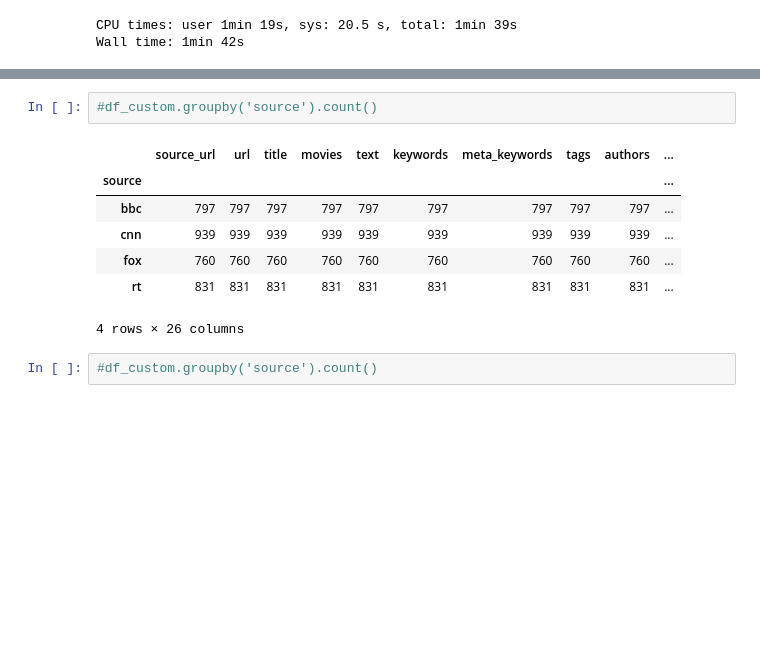
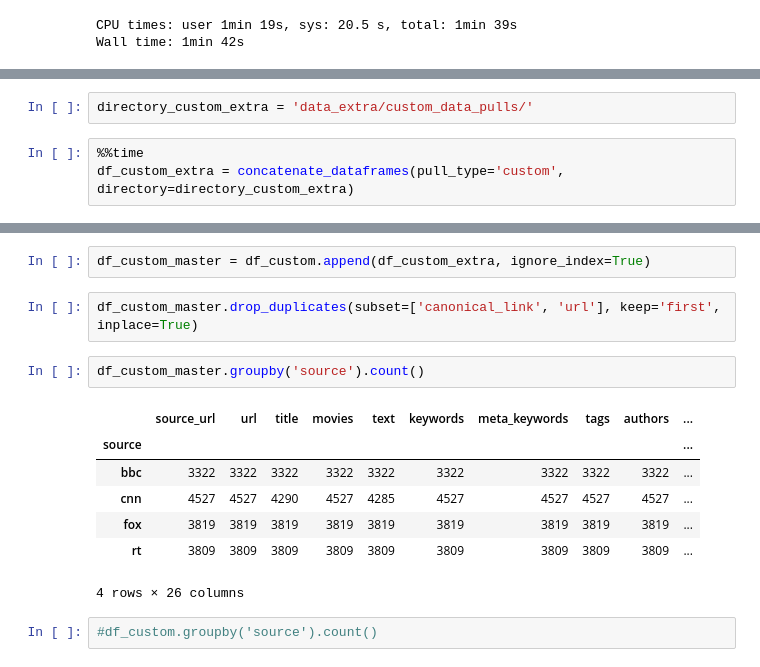
Before and after one commit to AlexanderTyan/NewsBias, a Jupyter notebook: data_analysis.ipynb, the cells around one changed output, grey strips where cells are left out. Saved outputs shown, nothing was run; the diff lists cells and outputs as text; blank space fills up the shorter version.

```diff
--- a/data_analysis.ipynb
+++ b/data_analysis.ipynb
@@ -92,0 +93,5 @@ Wall time: 1min 19s
+# %%
+directory_custom_extra = 'data_extra/custom_data_pulls/'
+# %%
+%%time
+df_custom_extra = concatenate_dataframes(pull_type='custom', directory=directory_custom_extra)
@@ -93,12 +101,16 @@ Wall time: 1min 19s
+# %%
+df_custom_master = df_custom.append(df_custom_extra, ignore_index=True)
+# %%
+df_custom_master.drop_duplicates(subset=['canonical_link', 'url'], keep='first', inplace=True)
 # %%
-#df_custom.groupby('source').count()
+df_custom_master.groupby('source').count()
 # %% [output]
 |  | source_url | url | title | movies | text | keywords | meta_keywords | tags | authors | ... |
 | source |  |  |  |  |  |  |  |  |  | ... |
-| bbc | 797 | 797 | 797 | 797 | 797 | 797 | 797 | 797 | 797 | ... |
-| cnn | 939 | 939 | 939 | 939 | 939 | 939 | 939 | 939 | 939 | ... |
-| fox | 760 | 760 | 760 | 760 | 760 | 760 | 760 | 760 | 760 | ... |
-| rt | 831 | 831 | 831 | 831 | 831 | 831 | 831 | 831 | 831 | ... |
+| bbc | 3322 | 3322 | 3322 | 3322 | 3322 | 3322 | 3322 | 3322 | 3322 | ... |
+| cnn | 4527 | 4527 | 4290 | 4527 | 4285 | 4527 | 4527 | 4527 | 4527 | ... |
+| fox | 3819 | 3819 | 3819 | 3819 | 3819 | 3819 | 3819 | 3819 | 3819 | ... |
+| rt | 3809 | 3809 | 3809 | 3809 | 3809 | 3809 | 3809 | 3809 | 3809 | ... |
 4 rows × 26 columns
 # %%
 #df_custom.groupby('source').count()
```
Also changed, not shown: parts of 5 cells of this notebook, 3 other files.
